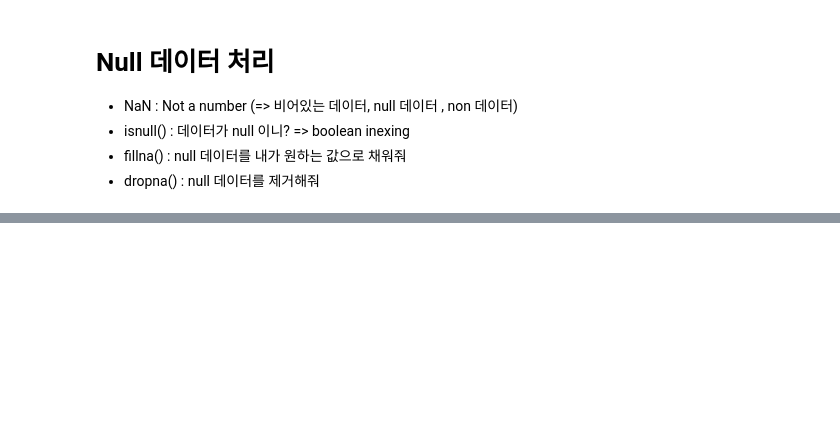
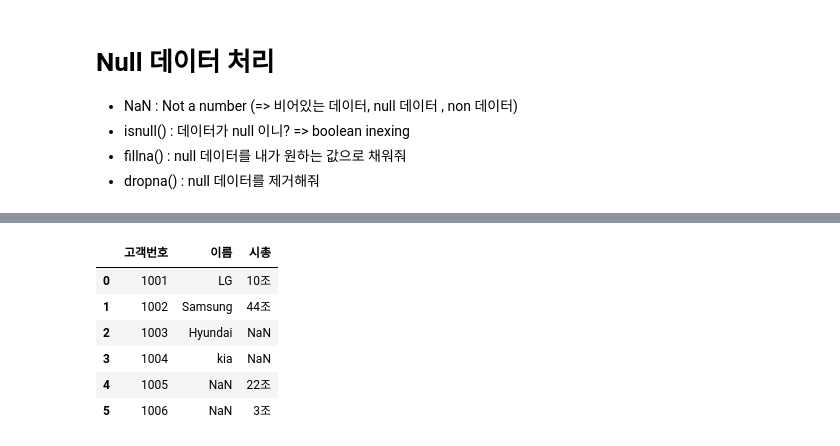
Before and after one commit to favorsyoon/python_advance, a Jupyter notebook: 04-24/pandas-basic.ipynb, the cells around one changed output, grey strips where cells are left out. Cells and saved outputs as stored; diff of their text form; code cells hidden in the pictures; blank space fills up the shorter version.

```diff
--- a/04-24/pandas-basic.ipynb
+++ b/04-24/pandas-basic.ipynb
@@ -459,0 +468,10 @@ df
+# %%
+
+
+data = {
+    '고객번호 ' : [1001, 1002, 1003, 1004],
+    '이름' : ['LG','Samsung','Hyundai','kia']
+}
+
+df1 = pd.DataFrame(data)
+df1
@@ -459,0 +484,10 @@ df
+# %%
+
+
+data = {
+    '고객번호 ' : [1001, 1002, 1005, 1006],
+    '시총' : ['10조','44조','22조','3조']
+}
+
+df2 = pd.DataFrame(data)
+df2
@@ -459,0 +500,10 @@ df
+# %%
+pd.merge(df1,df2, how='outer')
+# %% [output]
+|  | 고객번호 | 이름 | 시총 |
+| 0 | 1001 | LG | 10조 |
+| 1 | 1002 | Samsung | 44조 |
+| 2 | 1003 | Hyundai | NaN |
+| 3 | 1004 | kia | NaN |
+| 4 | 1005 | NaN | 22조 |
+| 5 | 1006 | NaN | 3조 |
```
Also changed, not shown: parts of 53 cells of this notebook.
